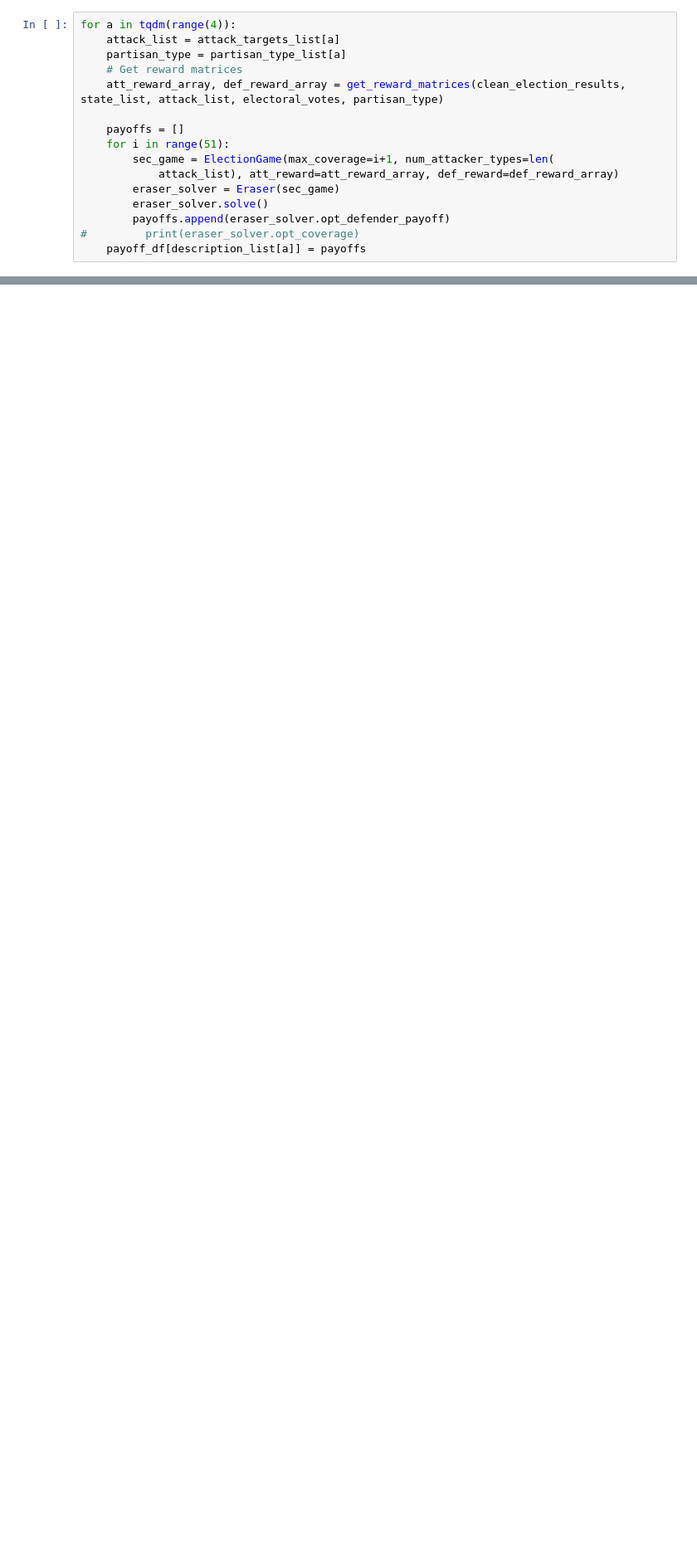
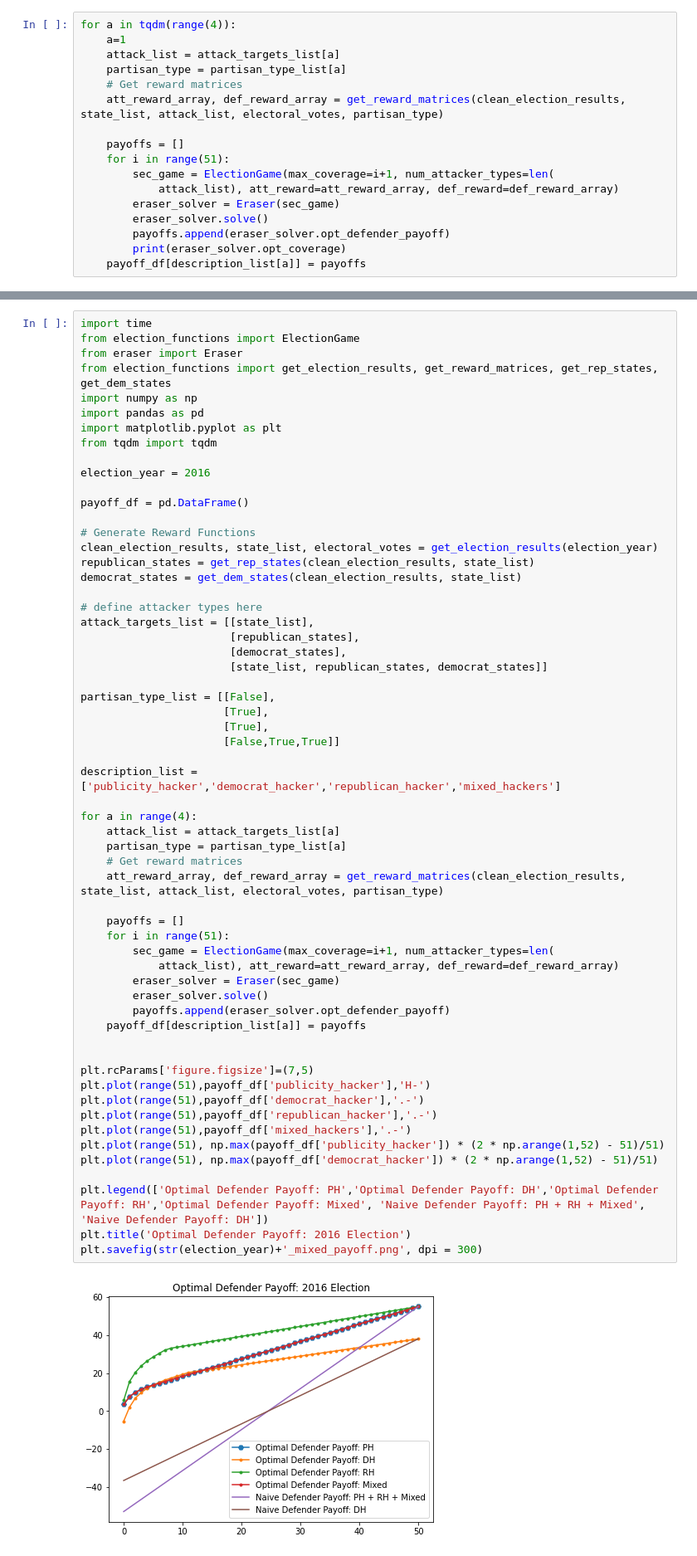
Before and after one commit to fizzX/cs182_project, a Jupyter notebook: election_game.ipynb, the cells around one changed output, grey strips where cells are left out. Shown at 83% size. Cells and saved outputs as stored; diff of their text form; blank space fills up the shorter version.

Commit message:
graphing additions

```diff
--- a/election_game.ipynb
+++ b/election_game.ipynb
@@ -32,6 +32,7 @@ partisan_type_list = [[False],
 description_list = ['publicity_hacker','democrat_hacker','republican_hacker','mixed_hackers']
 # %%
 for a in tqdm(range(4)):
+    a=1
     attack_list = attack_targets_list[a]
     partisan_type = partisan_type_list[a]
     # Get reward matrices
@@ -44,7 +45,7 @@ for a in tqdm(range(4)):
         eraser_solver = Eraser(sec_game)
         eraser_solver.solve()
         payoffs.append(eraser_solver.opt_defender_payoff)
-#         print(eraser_solver.opt_coverage)
+        print(eraser_solver.opt_coverage)
     payoff_df[description_list[a]] = payoffs
 # %%
 
@@ -217,0 +405,61 @@ for election_year in tqdm(election_years):
+# %%
+import time
+from election_functions import ElectionGame
+from eraser import Eraser
+from election_functions import get_election_results, get_reward_matrices, get_rep_states, get_dem_states
+import numpy as np
+import pandas as pd
+import matplotlib.pyplot as plt
+from tqdm import tqdm
+
+election_year = 2016
+
+payoff_df = pd.DataFrame()
+
+# Generate Reward Functions
+clean_election_results, state_list, electoral_votes = get_election_results(election_year)
+republican_states = get_rep_states(clean_election_results, state_list)
+democrat_states = get_dem_states(clean_election_results, state_list)
+
+# define attacker types here
+attack_targets_list = [[state_list],
+                       [republican_states],
+                       [democrat_states],
+                       [state_list, republican_states, democrat_states]]
+
+partisan_type_list = [[False],
+                      [True],
+                      [True],
+                      [False,True,True]]
+
+description_list = ['publicity_hacker','democrat_hacker','republican_hacker','mixed_hackers']
+
+for a in range(4):
+    attack_list = attack_targets_list[a]
+    partisan_type = partisan_type_list[a]
+    # Get reward matrices
+    att_reward_array, def_reward_array = get_reward_matrices(clean_election_results, state_list, attack_list, electoral_votes, partisan_type)
+
+    payoffs = []
+    for i in range(51):
+        sec_game = ElectionGame(max_coverage=i+1, num_attacker_types=len(
+            attack_list), att_reward=att_reward_array, def_reward=def_reward_array)
+        eraser_solver = Eraser(sec_game)
+        eraser_solver.solve()
+        payoffs.append(eraser_solver.opt_defender_payoff)
+    payoff_df[description_list[a]] = payoffs
+
+
+plt.rcParams['figure.figsize']=(7,5)
+plt.plot(range(51),payoff_df['publicity_hacker'],'H-')
+plt.plot(range(51),payoff_df['democrat_hacker'],'.-')
+plt.plot(range(51),payoff_df['republican_hacker'],'.-')
+plt.plot(range(51),payoff_df['mixed_hackers'],'.-')
+plt.plot(range(51), np.max(payoff_df['publicity_hacker']) * (2 * np.arange(1,52) - 51)/51)
+plt.plot(range(51), np.max(payoff_df['democrat_hacker']) * (2 * np.arange(1,52) - 51)/51)
+
+plt.legend(['Optimal Defender Payoff: PH','Optimal Defender Payoff: DH','Optimal Defender Payoff: RH','Optimal Defender Payoff: Mixed', 'Naive Defender Payoff: PH + RH + Mixed', 'Naive Defender Payoff: DH'])
+plt.title('Optimal Defender Payoff: 2016 Election')
+plt.savefig(str(election_year)+'_mixed_payoff.png', dpi = 300)
+# %% [output]
+[figure, added]
```
Also changed, not shown: parts of 6 cells of this notebook, 2 other files.
